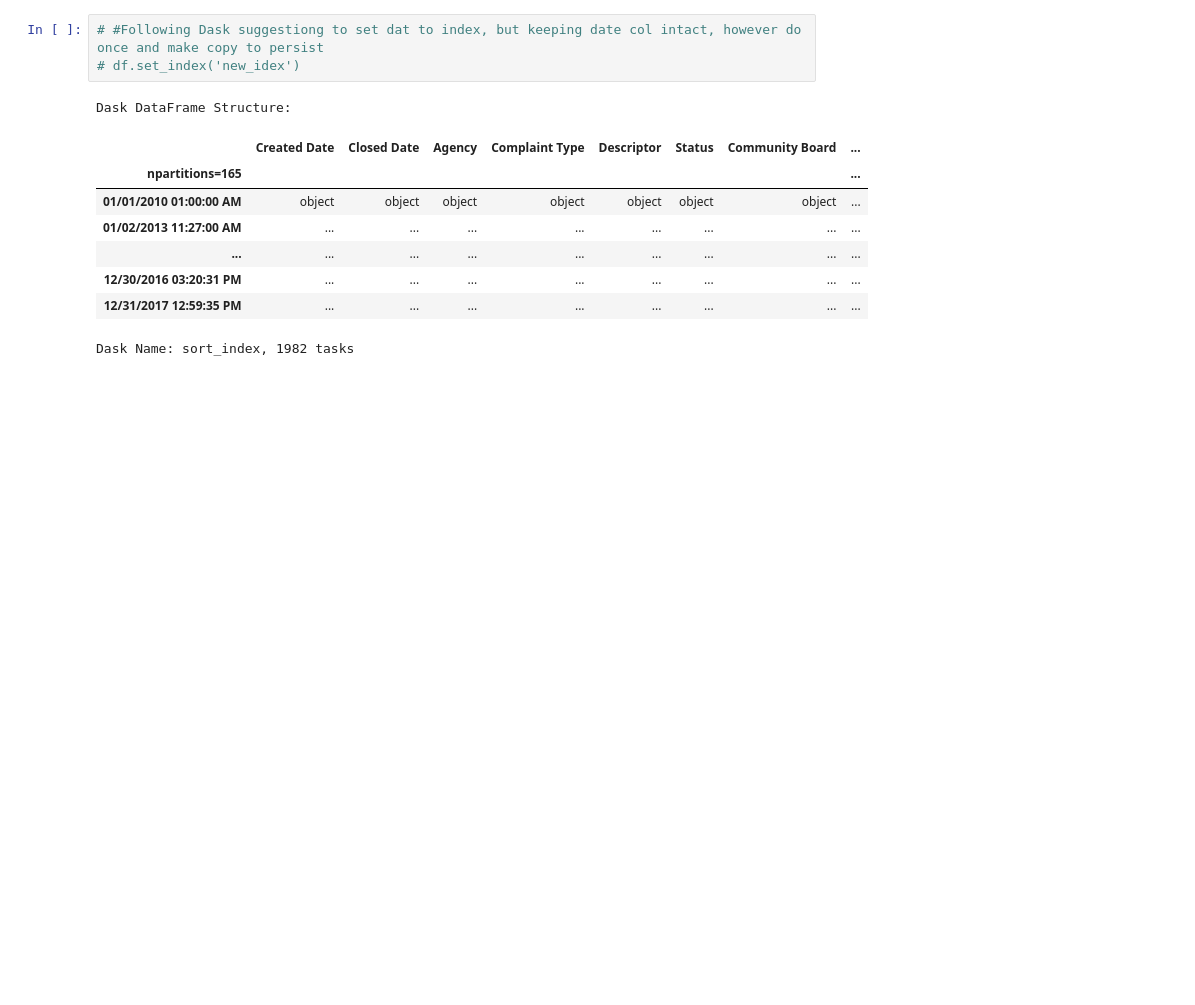
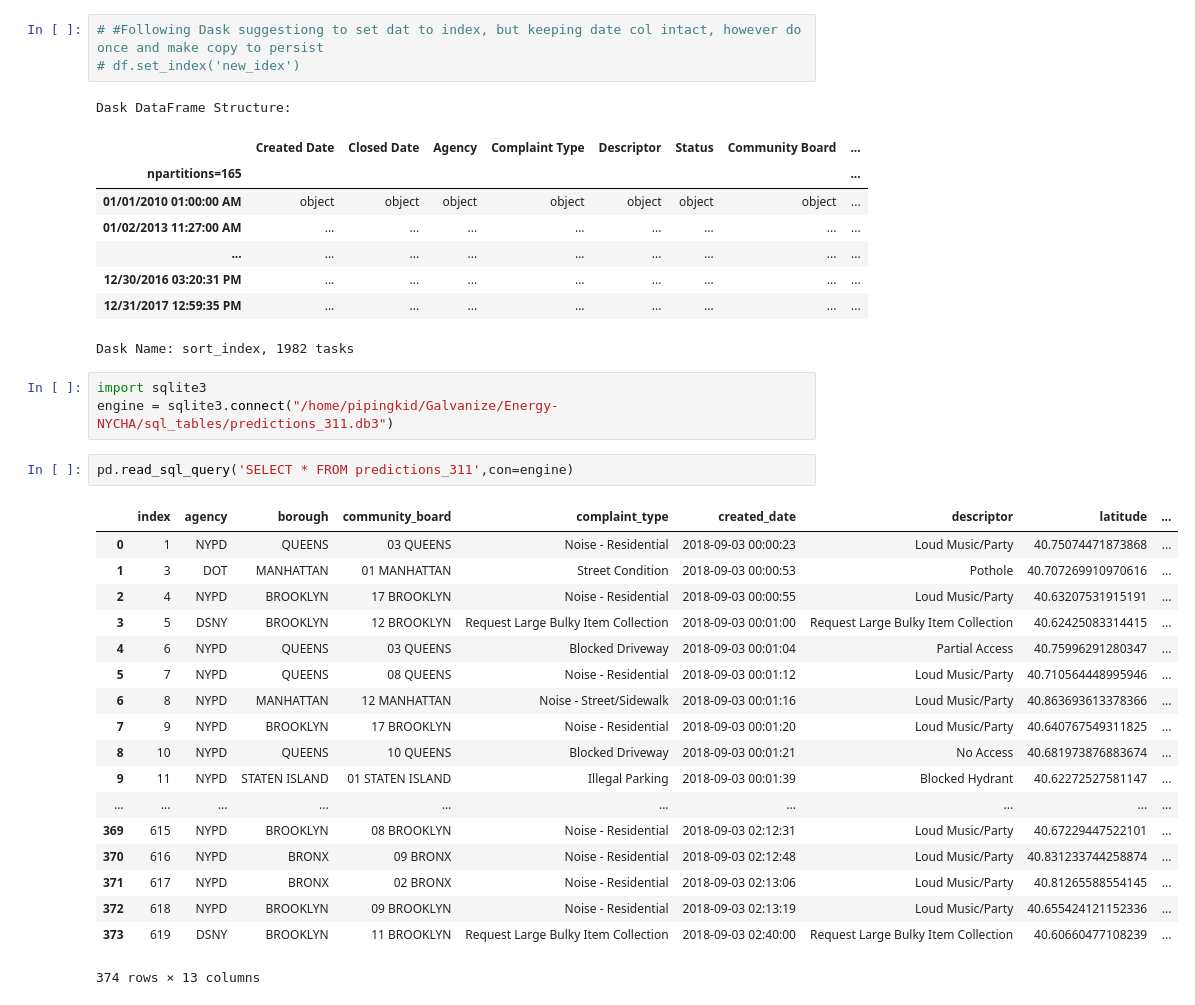
Before and after one commit to NickelousTex/Energy-NYCHA, a Jupyter notebook: EDA/Dask_Spark_RF_GB_Training.ipynb, the cells around one changed output. Drawn from its saved outputs; the diff is of its cells as text; blank space fills up the shorter version.

```diff
--- a/EDA/Dask_Spark_RF_GB_Training.ipynb
+++ b/EDA/Dask_Spark_RF_GB_Training.ipynb
@@ -511,3 +595,27 @@ Dask DataFrame Structure:
 | 12/30/2016 03:20:31 PM | ... | ... | ... | ... | ... | ... | ... | ... |
 | 12/31/2017 12:59:35 PM | ... | ... | ... | ... | ... | ... | ... | ... |
 Dask Name: sort_index, 1982 tasks
+# %%
+import sqlite3
+engine = sqlite3.connect("/home/pipingkid/Galvanize/Energy-NYCHA/sql_tables/predictions_311.db3")
+# %%
+pd.read_sql_query('SELECT * FROM predictions_311',con=engine)
+# %% [output]
+|  | index | agency | borough | community_board | complaint_type | created_date | descriptor | latitude | ... |
+| 0 | 1 | NYPD | QUEENS | 03 QUEENS | Noise - Residential | 2018-09-03 00:00:23 | Loud Music/Party | 40.75074471873868 | ... |
+| 1 | 3 | DOT | MANHATTAN | 01 MANHATTAN | Street Condition | 2018-09-03 00:00:53 | Pothole | 40.707269910970616 | ... |
+| 2 | 4 | NYPD | BROOKLYN | 17 BROOKLYN | Noise - Residential | 2018-09-03 00:00:55 | Loud Music/Party | 40.63207531915191 | ... |
+| 3 | 5 | DSNY | BROOKLYN | 12 BROOKLYN | Request Large Bulky Item Collection | 2018-09-03 00:01:00 | Request Large Bulky Item Collection | 40.62425083314415 | ... |
+| 4 | 6 | NYPD | QUEENS | 03 QUEENS | Blocked Driveway | 2018-09-03 00:01:04 | Partial Access | 40.75996291280347 | ... |
+| 5 | 7 | NYPD | QUEENS | 08 QUEENS | Noise - Residential | 2018-09-03 00:01:12 | Loud Music/Party | 40.710564448995946 | ... |
+| 6 | 8 | NYPD | MANHATTAN | 12 MANHATTAN | Noise - Street/Sidewalk | 2018-09-03 00:01:16 | Loud Music/Party | 40.863693613378366 | ... |
+| 7 | 9 | NYPD | BROOKLYN | 17 BROOKLYN | Noise - Residential | 2018-09-03 00:01:20 | Loud Music/Party | 40.640767549311825 | ... |
+| 8 | 10 | NYPD | QUEENS | 10 QUEENS | Blocked Driveway | 2018-09-03 00:01:21 | No Access | 40.681973876883674 | ... |
+| 9 | 11 | NYPD | STATEN ISLAND | 01 STATEN ISLAND | Illegal Parking | 2018-09-03 00:01:39 | Blocked Hydrant | 40.62272527581147 | ... |
+| ... | ... | ... | ... | ... | ... | ... | ... | ... | ... |
+| 369 | 615 | NYPD | BROOKLYN | 08 BROOKLYN | Noise - Residential | 2018-09-03 02:12:31 | Loud Music/Party | 40.67229447522101 | ... |
+| 370 | 616 | NYPD | BRONX | 09 BRONX | Noise - Residential | 2018-09-03 02:12:48 | Loud Music/Party | 40.831233744258874 | ... |
+| 371 | 617 | NYPD | BRONX | 02 BRONX | Noise - Residential | 2018-09-03 02:13:06 | Loud Music/Party | 40.81265588554145 | ... |
+| 372 | 618 | NYPD | BROOKLYN | 09 BROOKLYN | Noise - Residential | 2018-09-03 02:13:19 | Loud Music/Party | 40.655424121152336 | ... |
+| 373 | 619 | DSNY | BROOKLYN | 11 BROOKLYN | Request Large Bulky Item Collection | 2018-09-03 02:40:00 | Request Large Bulky Item Collection | 40.60660477108239 | ... |
+374 rows × 13 columns
```
Also changed, not shown: parts of 35 cells of this notebook, 7 other files.
